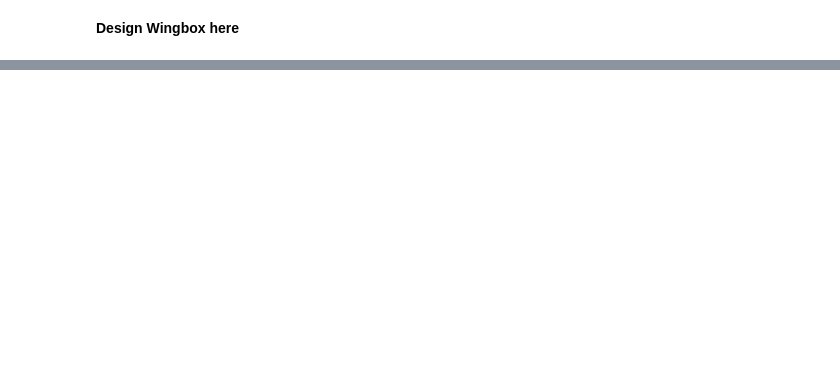
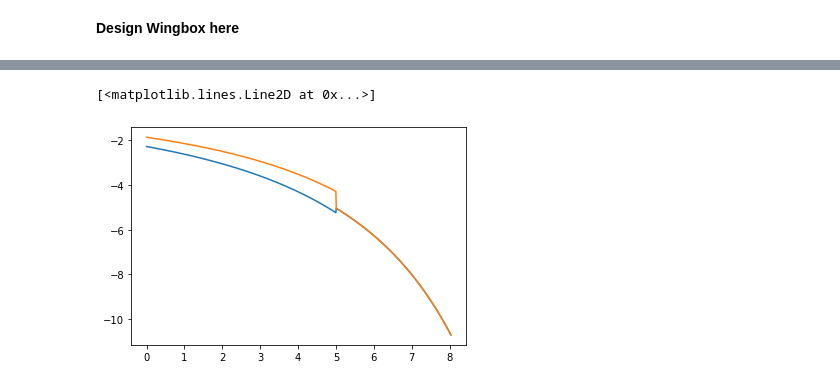
Before and after one commit to LucaDissel/Workpackage4-5, a Jupyter notebook: Itterate.ipynb, the cells around one changed output, grey strips where cells are left out. Cells and saved outputs as stored; diff of their text form; code cells hidden in the pictures; blank space fills up the shorter version.

```diff
--- a/Itterate.ipynb
+++ b/Itterate.ipynb
@@ -16,0 +46,11 @@ wingbox_itteration_1.plot()
+# %%
+# T = T_distribution(CL_crit, q_crit, wingbox_itteration_1)(y)
+T = -1
+q1, q2, dtdx = wingbox_itteration_1.solve_shearflow(y, T)
+# plt.plot(y, wingbox_itteration_2.J(y))
+# plt.plot(y, 1/G/dtdx)
+plt.plot(y, q1)
+plt.plot(y, q2)
+# %% [output]
+[<matplotlib.lines.Line2D at 0x...>]
+[figure, added]
```
Also changed, not shown: parts of 26 cells of this notebook.
